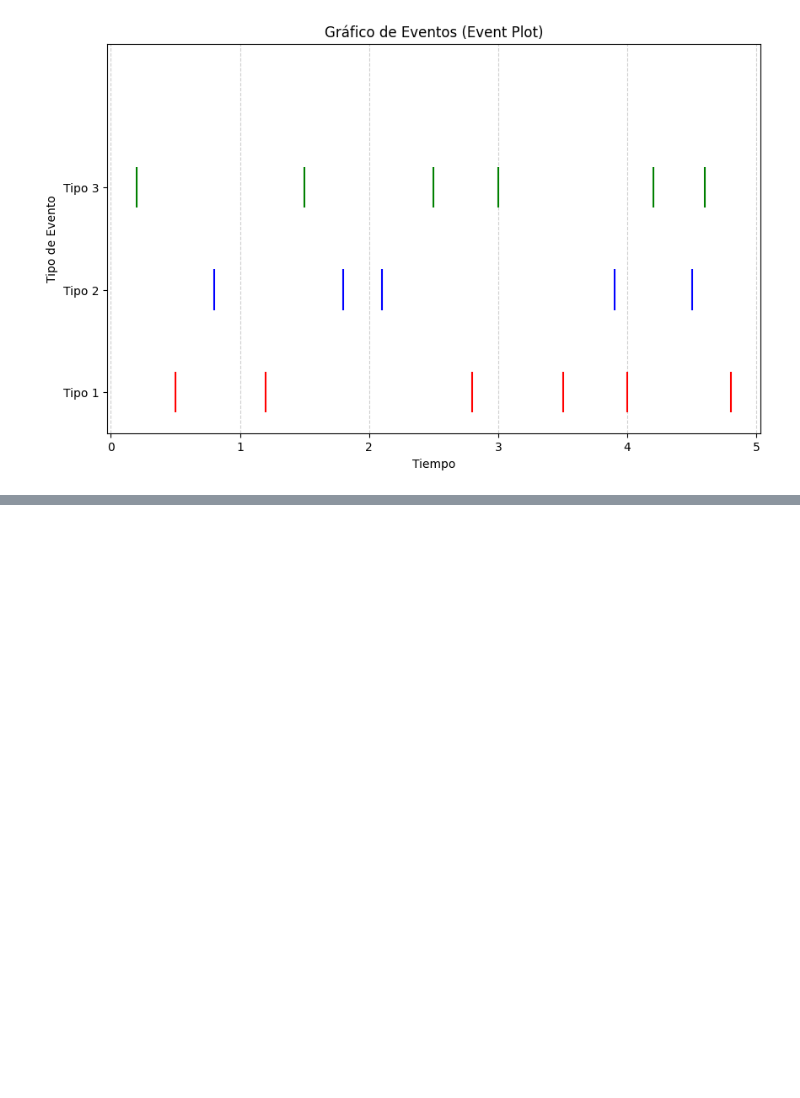
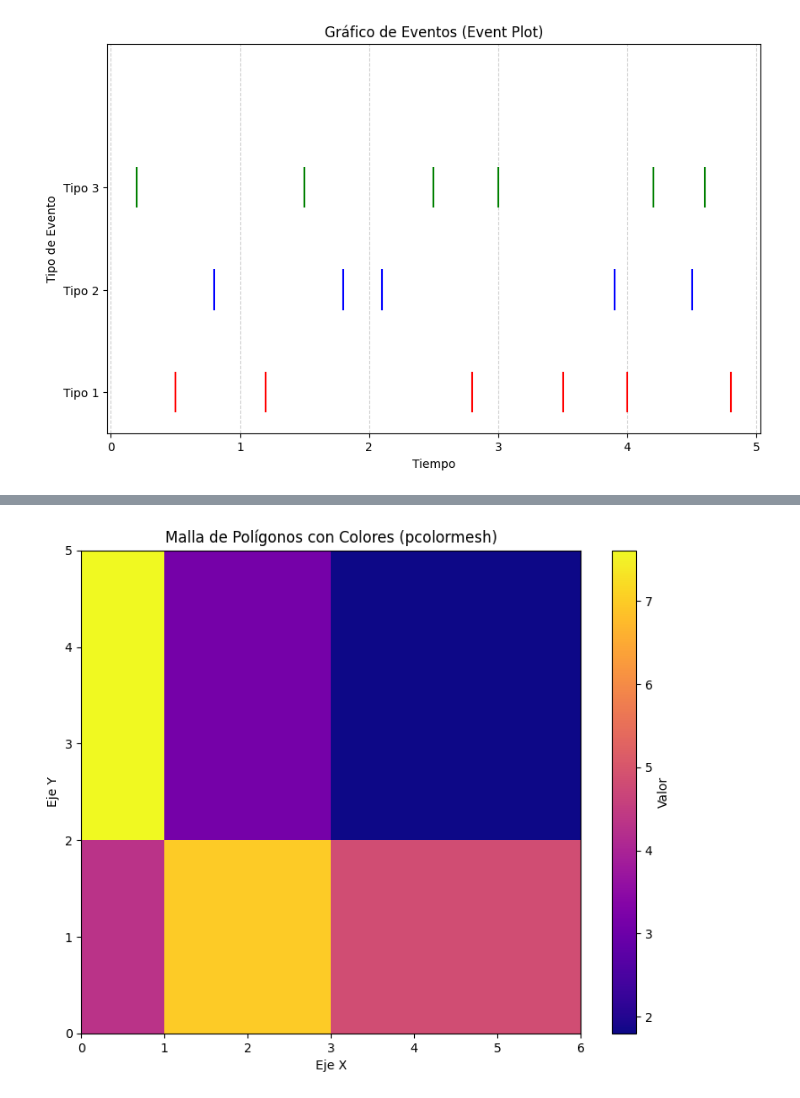
Before and after one commit to ayorick23/python-data-science-cheat-sheet, a Jupyter notebook: 03_matplotlib/05_advanced_plots.ipynb, the cells around one changed output, grey strips where cells are left out. Cells and saved outputs as stored; diff of their text form; code cells hidden in the pictures; blank space fills up the shorter version.

```diff
--- a/03_matplotlib/05_advanced_plots.ipynb
+++ b/03_matplotlib/05_advanced_plots.ipynb
@@ -197,0 +227,21 @@ plt.show()
+# %%
+#Datos de ejemplo
+#Cuadrícula no uniforme para demostrar flexibilidad
+x_p = np.array([0, 1, 3, 6]) #Coordenadas de los bordes de las celdas X
+y_p = np.array([0, 2, 5])    #Coordenadas de los bordes de las celdas Y
+#Los valores Z son 1 menos que la dimensión de los bordes
+Z_p = np.random.rand(len(y_p) - 1, len(x_p) - 1) * 10
+
+plt.figure(figsize=(9, 7))
+pm = plt.pcolormesh(x_p, y_p, Z_p, cmap='plasma', shading='flat') #'flat' para bordes cuadrados
+#Nota: En versiones recientes, 'shading' por defecto es 'auto' que puede comportarse como 'gouraud'
+#si X, Y son 2D y el número de filas/columnas de X,Y y Z son los mismos.
+#Para asegurar celdas planas, explícitamente usar shading='flat'.
+
+plt.colorbar(pm, label='Valor')
+plt.title('Malla de Polígonos con Colores (pcolormesh)')
+plt.xlabel('Eje X')
+plt.ylabel('Eje Y')
+plt.show()
+# %% [output]
+[figure, added]
```
Also changed, not shown: parts of 13 cells of this notebook, 1 other file.
